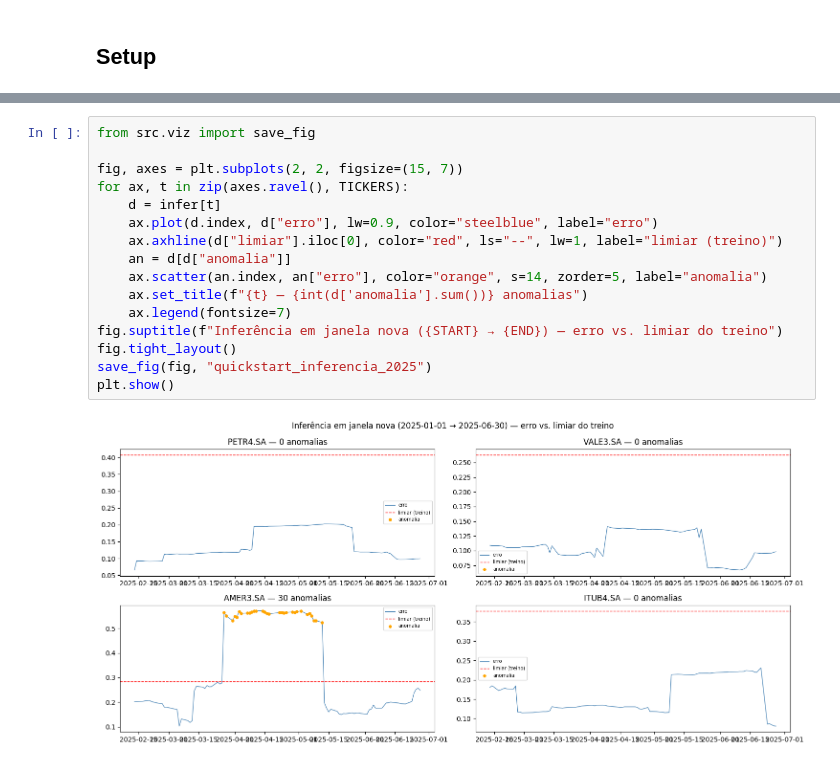
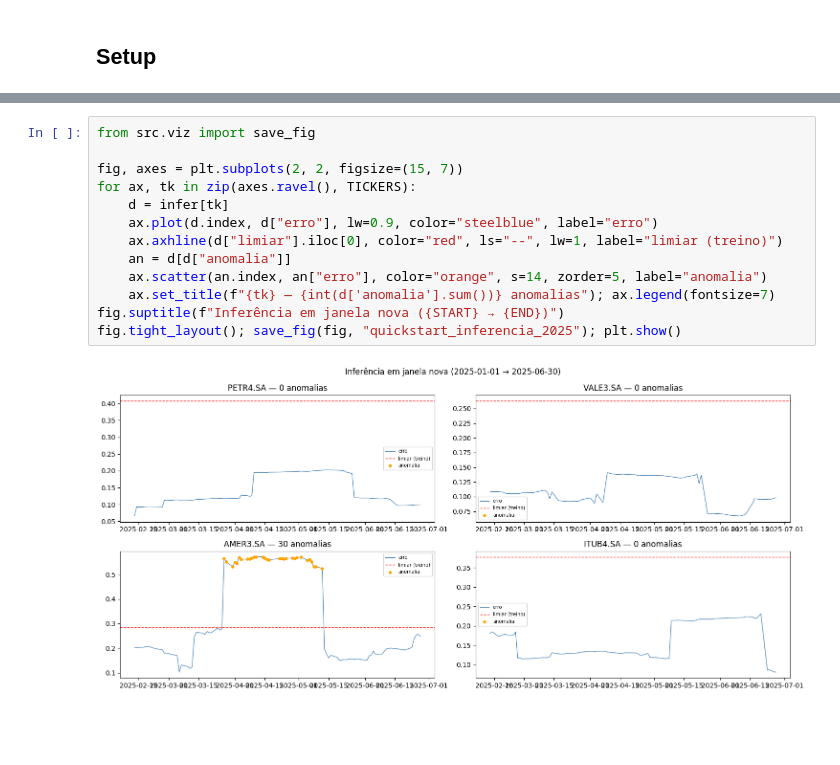
Before and after one commit to Cerne17/NeuraTrade, a Jupyter notebook: notebooks/00_quickstart.ipynb, the cells around one changed output, grey strips where cells are left out. Saved outputs shown, nothing was run; the diff lists cells and outputs as text; blank space fills up the shorter version.

```diff
--- a/notebooks/00_quickstart.ipynb
+++ b/notebooks/00_quickstart.ipynb
@@ -114,19 +164,16 @@ limiar.
 # %%
 from src.viz import save_fig
 
 fig, axes = plt.subplots(2, 2, figsize=(15, 7))
-for ax, t in zip(axes.ravel(), TICKERS):
-    d = infer[t]
+for ax, tk in zip(axes.ravel(), TICKERS):
+    d = infer[tk]
     ax.plot(d.index, d["erro"], lw=0.9, color="steelblue", label="erro")
     ax.axhline(d["limiar"].iloc[0], color="red", ls="--", lw=1, label="limiar (treino)")
     an = d[d["anomalia"]]
     ax.scatter(an.index, an["erro"], color="orange", s=14, zorder=5, label="anomalia")
-    ax.set_title(f"{t} — {int(d['anomalia'].sum())} anomalias")
-    ax.legend(fontsize=7)
-fig.suptitle(f"Inferência em janela nova ({START} → {END}) — erro vs. limiar do treino")
-fig.tight_layout()
-save_fig(fig, "quickstart_inferencia_2025")
-plt.show()
+    ax.set_title(f"{tk} — {int(d['anomalia'].sum())} anomalias"); ax.legend(fontsize=7)
+fig.suptitle(f"Inferência em janela nova ({START} → {END})")
+fig.tight_layout(); save_fig(fig, "quickstart_inferencia_2025"); plt.show()
 # %% [output]
-[figure, old version]
+[figure, new version]
 # %% [markdown]
```
Also changed, not shown: parts of 18 cells of this notebook, 2 other files.
